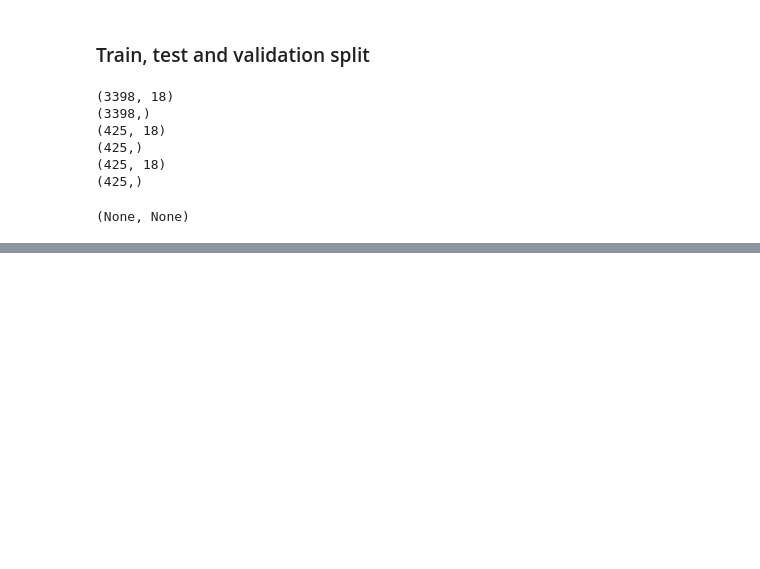
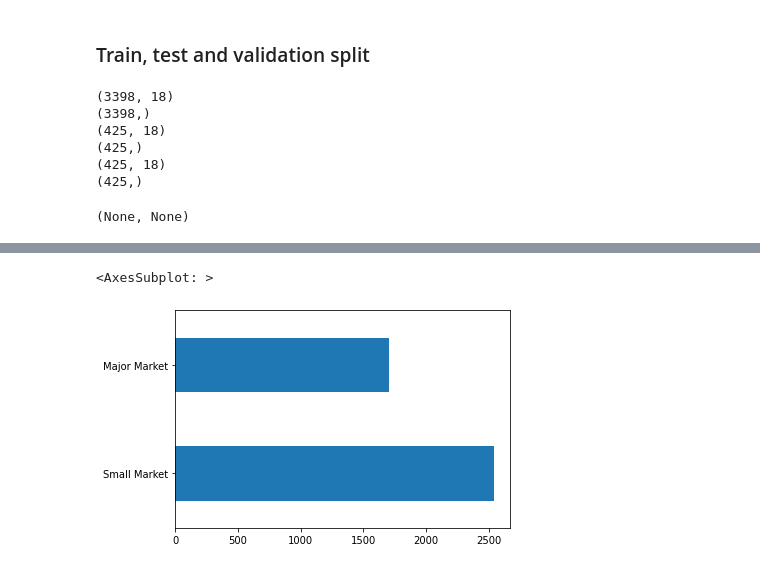
Before and after one commit to rafal-mokrzycki/us-stores-sales, a Jupyter notebook: us-stores-sales.ipynb, the cells around one changed output, grey strips where cells are left out. Saved outputs shown, nothing was run; the diff lists cells and outputs as text; code cells hidden in the pictures; blank space fills up the shorter version.

```diff
--- a/us-stores-sales.ipynb
+++ b/us-stores-sales.ipynb
@@ -168,0 +188,5 @@ print(X_test.shape), print(y_test.shape)
+# %%
+df_no_date['Market Size'].value_counts().plot(kind='barh')
+# %% [output]
+<AxesSubplot: >
+[figure, added]
```
Also changed, not shown: parts of 18 cells of this notebook.
